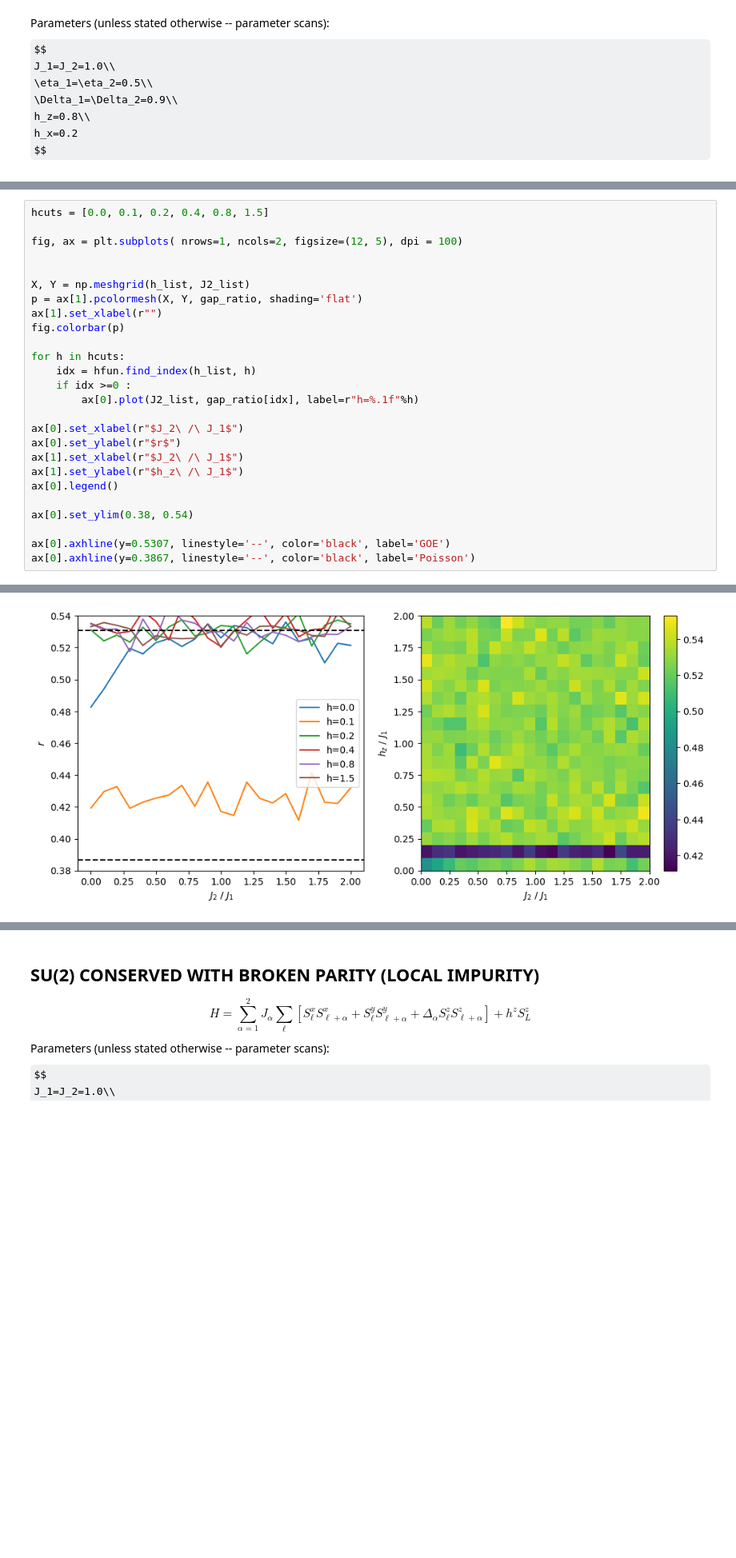
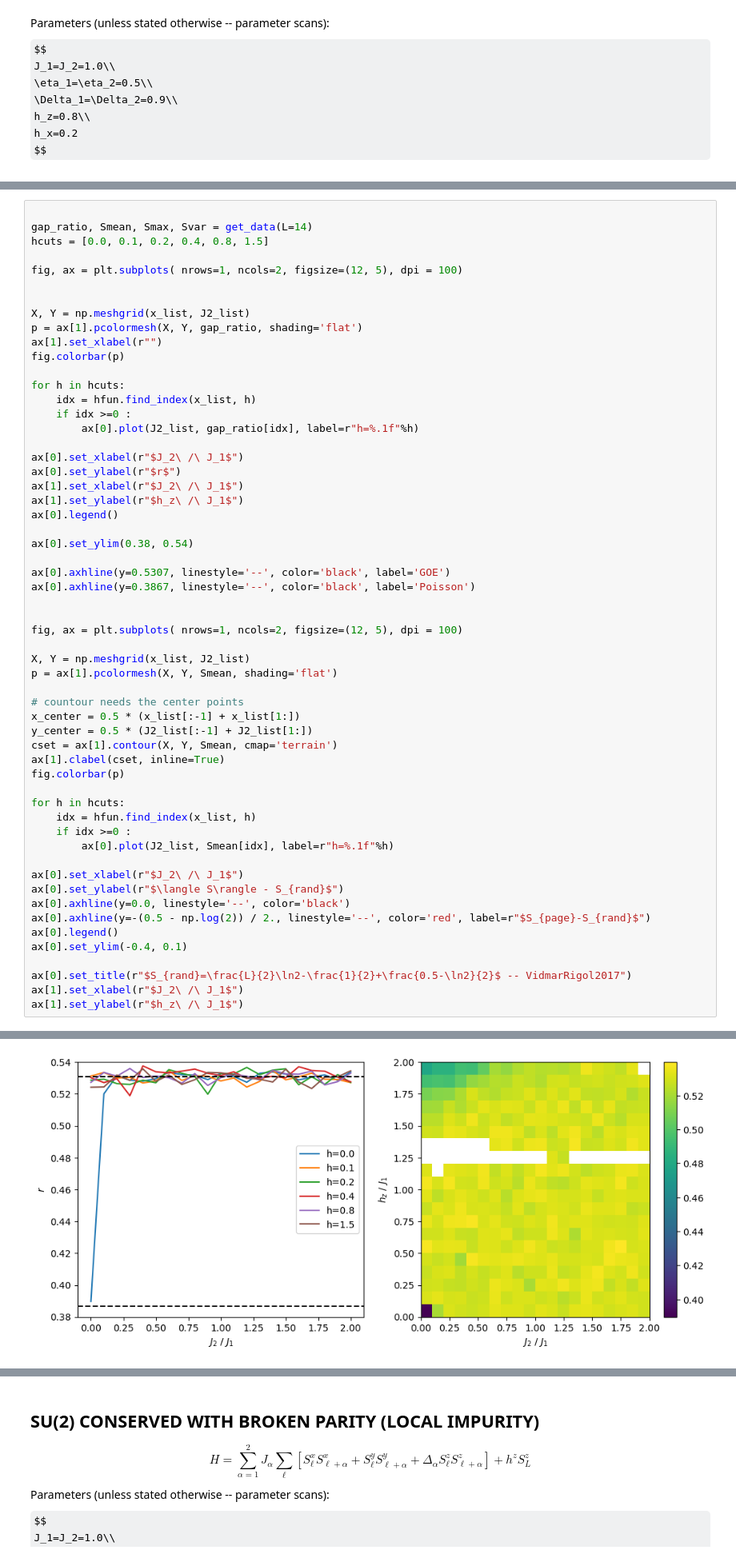
Before and after one commit to makskliczkowski/Transverse_Ising_ETH, a Jupyter notebook: IsignTransverse_ETH/Python/EigenstateEntaglement.ipynb, the cells around one changed output, grey strips where cells are left out. Shown at 80% size. Drawn from its saved outputs; the diff is of its cells as text; some formulas as TeX source; blank space fills up the shorter version.

```diff
--- a/IsignTransverse_ETH/Python/EigenstateEntaglement.ipynb
+++ b/IsignTransverse_ETH/Python/EigenstateEntaglement.ipynb
@@ -294,16 +290,18 @@ gap_ratio, Smean, Smax, Svar = get_data(L=12)
 # %%
+
+gap_ratio, Smean, Smax, Svar = get_data(L=14)
 hcuts = [0.0, 0.1, 0.2, 0.4, 0.8, 1.5]
 
 fig, ax = plt.subplots( nrows=1, ncols=2, figsize=(12, 5), dpi = 100)
 
 
-X, Y = np.meshgrid(h_list, J2_list)
+X, Y = np.meshgrid(x_list, J2_list)
 p = ax[1].pcolormesh(X, Y, gap_ratio, shading='flat')
 ax[1].set_xlabel(r"")
 fig.colorbar(p)
 
 for h in hcuts:
-    idx = hfun.find_index(h_list, h)
+    idx = hfun.find_index(x_list, h)
     if idx >=0 :
         ax[0].plot(J2_list, gap_ratio[idx], label=r"h=%.1f"%h)
 
@@ -317,4 +315,33 @@ ax[0].set_ylim(0.38, 0.54)
 
 ax[0].axhline(y=0.5307, linestyle='--', color='black', label='GOE')
 ax[0].axhline(y=0.3867, linestyle='--', color='black', label='Poisson')
+
+
+fig, ax = plt.subplots( nrows=1, ncols=2, figsize=(12, 5), dpi = 100)
+
+X, Y = np.meshgrid(x_list, J2_list)
+p = ax[1].pcolormesh(X, Y, Smean, shading='flat')
+
+# countour needs the center points
+x_center = 0.5 * (x_list[:-1] + x_list[1:])
+y_center = 0.5 * (J2_list[:-1] + J2_list[1:])
+cset = ax[1].contour(X, Y, Smean, cmap='terrain')
+ax[1].clabel(cset, inline=True)
+fig.colorbar(p)
+
+for h in hcuts:
+    idx = hfun.find_index(x_list, h)
+    if idx >=0 :
+        ax[0].plot(J2_list, Smean[idx], label=r"h=%.1f"%h)
+
+ax[0].set_xlabel(r"$J_2\ /\ J_1$")
+ax[0].set_ylabel(r"$\langle S\rangle - S_{rand}$")
+ax[0].axhline(y=0.0, linestyle='--', color='black')
+ax[0].axhline(y=-(0.5 - np.log(2)) / 2., linestyle='--', color='red', label=r"$S_{page}-S_{rand}$")
+ax[0].legend()
+ax[0].set_ylim(-0.4, 0.1)
+
+ax[0].set_title(r"$S_{rand}=\frac{L}{2}\ln2-\frac{1}{2}+\frac{0.5-\ln2}{2}$ -- VidmarRigol2017")
+ax[1].set_xlabel(r"$J_2\ /\ J_1$")
+ax[1].set_ylabel(r"$h_z\ /\ J_1$")
 # %% [output]
@@ -322 +352 @@ ax[0].axhline(y=0.3867, linestyle='--', color='black', label='Poisson')
-[figure, old version]
+[figure, new version]
```
Also changed, not shown: parts of 6 cells of this notebook, 11 other files.
